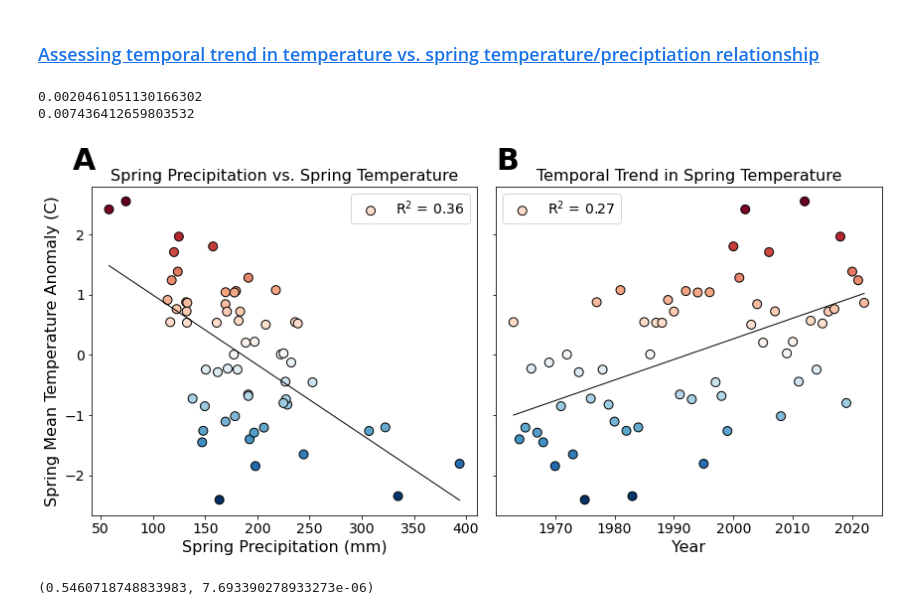
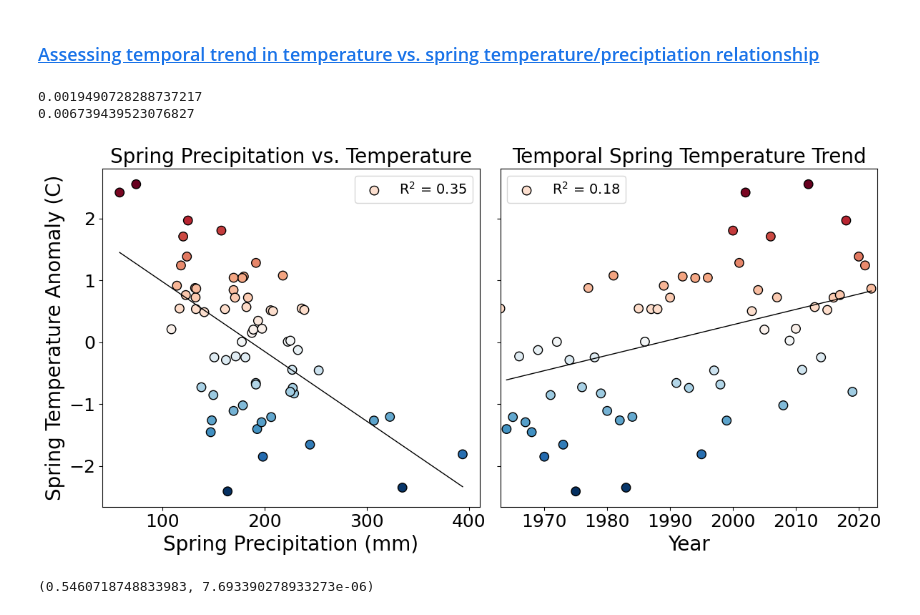
Before and after one commit to dlhogan97/Spring-Precipitation-Effect-CO-River, a Jupyter notebook: Upper_CO_Analysis/notebooks/06_UCRB_PET_20230907.ipynb, the cells around one changed output. Saved outputs shown, nothing was run; the diff lists cells and outputs as text; code cells hidden in the pictures.

```diff
--- a/Upper_CO_Analysis/notebooks/06_UCRB_PET_20230907.ipynb
+++ b/Upper_CO_Analysis/notebooks/06_UCRB_PET_20230907.ipynb
@@ -669,6 +639,63 @@ plt.tight_layout()
 ### <a id='toc6_1_2_'></a>[Assessing temporal trend in temperature vs. spring temperature/preciptiation relationship](#toc0_)
 # %%
 prism_spring_ppt = prism_monthly_ppt['__xarray_dataarray_variable__'].where(prism_monthly_ppt['month'].dt.month.isin([4])).groupby('month.year').mean('month')
+# %%
+fig, axs = plt.subplots(ncols=2,figsize=(12,6), sharey=True, tight_layout=True)
+years_of_interest=slice(1958,2022)
+ax=axs[0]
+# add an r2 value
+slope, intercept, r_value, p_value, std_err = stats.linregress(prism_spring_ppt.sel(year=years_of_interest),spring_mean_ucrb_temp_anomaly.sel(year=years_of_interest))
+print(std_err)
+ax.scatter(prism_spring_ppt.sel(year=years_of_interest),spring_mean_ucrb_temp_anomaly.sel(year=years_of_interest),
+           c=spring_mean_ucrb_temp_anomaly.sel(year=years_of_interest),
+           cmap='RdBu_r',
+           ec='k',
+           s=80,
+           label='R$^2$ = '+str(round(r_value**2,2)))
+# add best fit line
+x = prism_spring_ppt.sel(year=years_of_interest).sortby(prism_spring_ppt.sel(year=years_of_interest))
+y_predicted = slope*x + intercept
+ax.plot(x, y_predicted, '-', color='k', linewidth=1)
+ax.legend(fontsize=14)
+ax.set_ylabel('Spring Temperature Anomaly (C)',size=20)
+ax.set_xlabel('Spring Precipitation (mm)',size=20)
+ax.set_title('Spring Precipitation vs. Temperature',size=20)
+
+ax=axs[1]
+# add an r2 value
+slope, intercept, r_value, p_value, std_err = stats.linregress(spring_mean_ucrb_temp_anomaly.sel(year=years_of_interest).year,
+                                                               spring_mean_ucrb_temp_anomaly.sel(year=years_of_interest))
+print(std_err)
+ax.scatter(spring_mean_ucrb_temp_anomaly.sel(year=years_of_interest).year,
+           spring_mean_ucrb_temp_anomaly.sel(year=years_of_interest),
+           c=spring_mean_ucrb_temp_anomaly.sel(year=years_of_interest),
+           cmap='RdBu_r',
+           ec='k',
+           s=80,
+           label='R$^2$ = '+str(round(r_value**2,2)))
+# add best fit line
+x = spring_mean_ucrb_temp_anomaly.sel(year=years_of_interest).year.sel(year=slice(1964,2022))
+y_predicted = slope*x + intercept
+ax.plot(x, y_predicted, '-', color='k', linewidth=1)
+ax.legend(fontsize=14)
+ax.set_xlabel('Year',size=20)
+# ax.set_ylabel('Spring Mean Temperature Anomaly (C)',size=20)
+ax.set_title('Temporal Spring Temperature Trend',size=20)
+ax.set_xlim(1963,2023)
+# increase the ticklabel size for x and y axes
+for ax in axs:
+    ax.tick_params(axis='both', which='major', labelsize=18)
+# add A and B to the upper left corner of each axes
+# axs[0].text(-0.05,1.05,'A',size=30,transform=axs[0].transAxes, fontdict={'weight':'bold'})
+# axs[1].text(0.00,1.05,'B',size=30,transform=axs[1].transAxes, fontdict={'weight':'bold'})
+# Set facecolor to white
+fig.patch.set_facecolor('white')
+# add figure y axis label
+# fig.text(-0.02, 0.5, 'Spring Temperature Anomaly (C)', va='center', rotation='vertical', fontsize=20)
+# %% [output]
+0.0019490728288737217
+0.006739439523076827
+[figure, added]
 # %%
 fig, axs = plt.subplots(ncols=2,figsize=(12,6), sharey=True, tight_layout=True)
 years_of_interest=slice(1963,2022)
@@ -686,10 +713,10 @@ ax.scatter(prism_spring_ppt.sel(year=years_of_interest),spring_mean_ucrb_temp_an
 x = prism_spring_ppt.sel(year=years_of_interest).sortby(prism_spring_ppt.sel(year=years_of_interest))
 y_predicted = slope*x + intercept
 ax.plot(x, y_predicted, '-', color='k', linewidth=1)
-ax.legend(fontsize=14)
-ax.set_ylabel('Spring Mean Temperature Anomaly (C)',size=16)
-ax.set_xlabel('Spring Precipitation (mm)',size=16)
-ax.set_title('Spring Precipitation vs. Spring Temperature',size=16)
+ax.legend(fontsize=18)
+ax.set_ylabel('Spring Mean Temperature Anomaly (C)',size=20)
+ax.set_xlabel('Spring Precipitation (mm)',size=20)
+ax.set_title('Spring Precipitation vs. Spring Temperature',size=20)
 
 ax=axs[1]
 # add an r2 value
@@ -708,9 +735,9 @@ x = spring_mean_ucrb_temp_anomaly.sel(year=years_of_interest).year
 y_predicted = slope*x + intercept
 ax.plot(x, y_predicted, '-', color='k', linewidth=1)
 ax.legend(fontsize=14)
-ax.set_xlabel('Year',size=16)
-# ax.set_ylabel('Spring Mean Temperature Anomaly (C)',size=16)
-ax.set_title('Temporal Trend in Spring Temperature',size=16)
+ax.set_xlabel('Year',size=20)
+# ax.set_ylabel('Spring Mean Temperature Anomaly (C)',size=20)
+ax.set_title('Temporal Trend in Spring Temperature',size=20)
 # increase the ticklabel size for x and y axes
 for ax in axs:
     ax.tick_params(axis='both', which='major', labelsize=14)
@@ -720,10 +747,4 @@ axs[1].text(0.00,1.05,'B',size=30,transform=axs[1].transAxes, fontdict={'weight'
 # Set facecolor to white
 fig.patch.set_facecolor('white')
 # %% [output]
-0.0020461051130166302
-0.007436412659803532
+(0.5460718748833983, 7.693390278933273e-06)
-[figure, removed]
-# %%
-stats.pearsonr(spring_mean_ucrb_temp_anomaly.sel(year=years_of_interest).year,spring_mean_ucrb_temp_anomaly.sel(year=years_of_interest))
-# %% [output]
-(0.5460718748833983, 7.693390278933273e-06)
```
Also changed, not shown: parts of 4 cells of this notebook, 4 other files.
